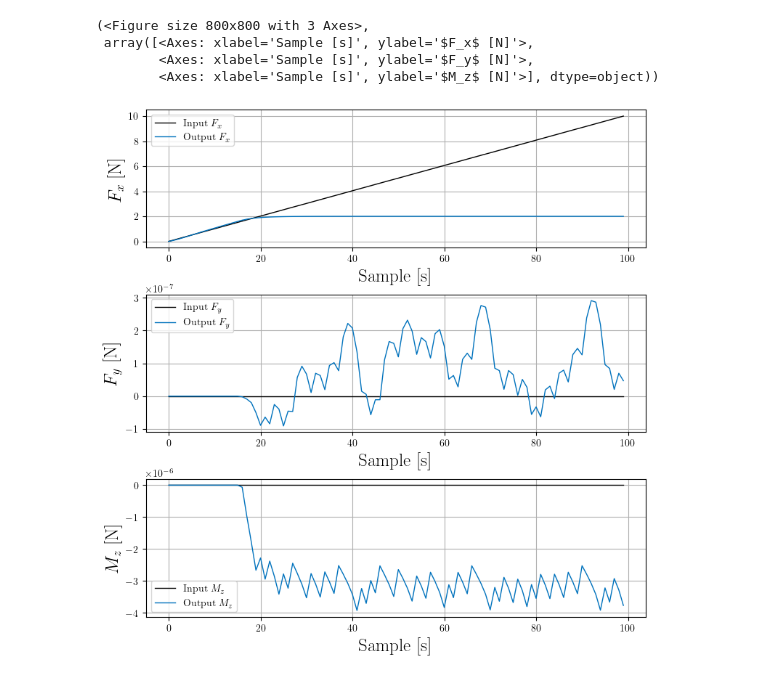
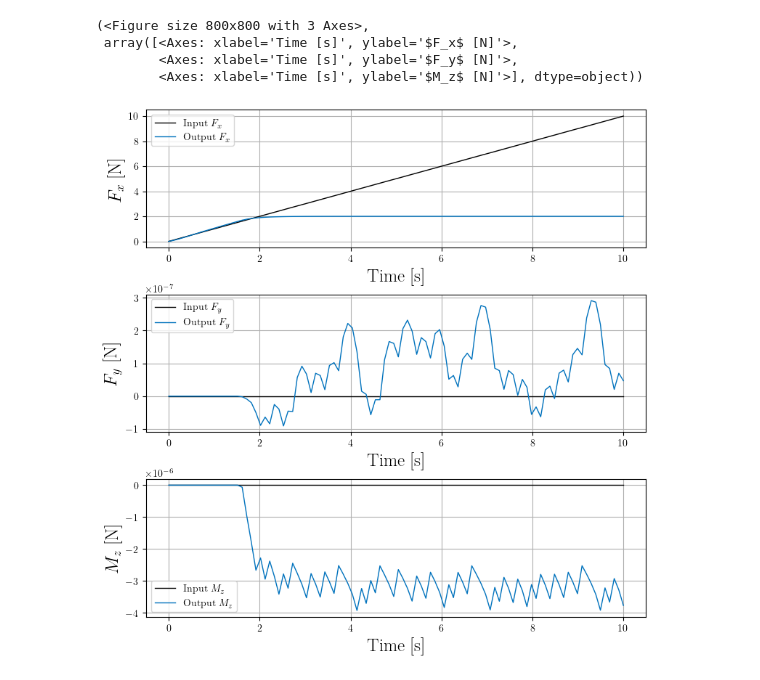
Before and after one commit to incebellipipo/skadipy, a Jupyter notebook: notebooks/007_minimum_magnitude_and_azimuth_filter.ipynb, the cells around one changed output. Cells and saved outputs as stored; diff of their text form; code cells hidden in the pictures.

```diff
--- a/notebooks/007_minimum_magnitude_and_azimuth_filter.ipynb
+++ b/notebooks/007_minimum_magnitude_and_azimuth_filter.ipynb
@@ -9,6 +9,8 @@ args = {
     'rho': 0.4,
     'time_step': 0.1,
 }
+
+time_step = args['time_step']
 
 def initialize_allocator(**kwargs) -> skadipy.allocator.AllocatorBase:
     return skadipy.allocator.reference_filters.MinimumMagnitudeAndAzimuth(
@@ -28,19 +30,19 @@ def initialize_allocator(**kwargs) -> skadipy.allocator.AllocatorBase:
 # %%
 n = 100
 tau_cmd = np.linspace(
     (0,   0, 0, 0, 0, 0),
     (10,  0, 0, 0, 0, 0),
     n
 )
 
 xi_hist, theta_hist, tau_hist = run_tests(tau_cmd, allocators=[initialize_allocator(**args)])
-plot_histories(tau_cmd=tau_cmd, tau_alloc=tau_hist)
+plot_histories(tau_cmd=tau_cmd, tau_alloc=tau_hist, dt=time_step)
 # %% [output]
 (<Figure size 800x800 with 3 Axes>,
- array([<Axes: xlabel='Sample [s]', ylabel='$F_x$ [N]'>,
-        <Axes: xlabel='Sample [s]', ylabel='$F_y$ [N]'>,
-        <Axes: xlabel='Sample [s]', ylabel='$M_z$ [N]'>], dtype=object))
+ array([<Axes: xlabel='Time [s]', ylabel='$F_x$ [N]'>,
+        <Axes: xlabel='Time [s]', ylabel='$F_y$ [N]'>,
+        <Axes: xlabel='Time [s]', ylabel='$M_z$ [N]'>], dtype=object))
-[figure, old version]
+[figure, new version]
 # %%
 
 n = 100
```
Also changed, not shown: parts of 3 cells of this notebook, 18 other files.
